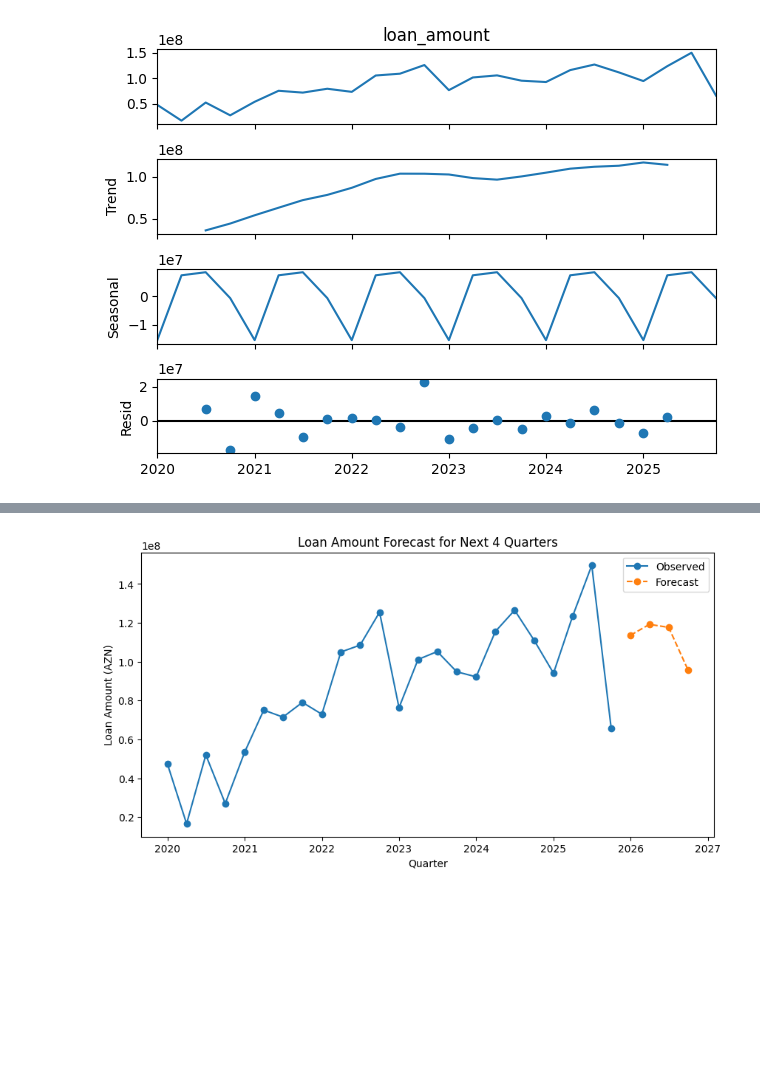
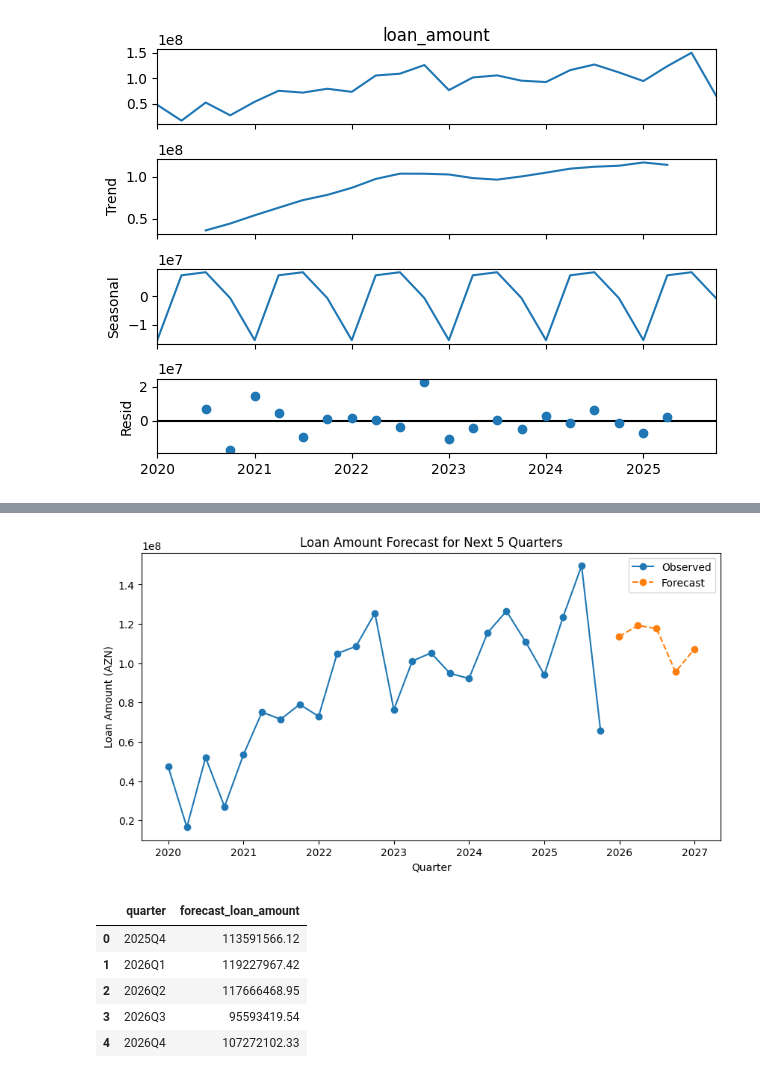
Before and after one commit to science-analyse/loan_sales_prediction, a Jupyter notebook: notebooks/decompose.ipynb, the cells around one changed output, grey strips where cells are left out. Drawn from its saved outputs; the diff is of its cells as text; code cells hidden in the pictures; blank space fills up the shorter version.

```diff
--- a/notebooks/decompose.ipynb
+++ b/notebooks/decompose.ipynb
@@ -5,6 +5,10 @@ import matplotlib.pyplot as plt
 import matplotlib.ticker as ticker
 from statsmodels.tsa.exponential_smoothing.ets import ETSModel
 from statsmodels.tsa.seasonal import seasonal_decompose
+
+pd.options.display.float_format = '{:.2f}'.format
+pd.set_option('display.max_columns', None)
+pd.set_option('display.max_rows', None)
 # %%
 azeri_light = pd.read_excel('data/decomposition/azeri_light.xlsx')
 brent = pd.read_excel('data/decomposition/brent.xls')
@@ -141,16 +145,29 @@ Warnings:
 [1] Covariance matrix calculated using numerical (complex-step) differentiation.
 [2] Covariance matrix is singular or near-singular, with condition number 1.38e+32. Standard errors may be unstable.
 # %%
-forecast = fit.forecast(steps=4)
-forecast_index = pd.date_range(start=data.index[-1] + pd.offsets.QuarterBegin(), periods=4, freq='Q')
+forecast = fit.forecast(steps=5)
+forecast_index = pd.date_range(start=data.index[-1] + pd.offsets.QuarterBegin(), periods=5, freq='QE')
 forecast_series = pd.Series(forecast.values, index=forecast_index)
 fig, ax = plt.subplots(figsize=(10,5))
 ax.plot(data.index, data, label='Observed', marker='o')
 ax.plot(forecast_series.index, forecast_series, label='Forecast', marker='o', linestyle='--')
 ax.set_xlabel('Quarter')
 ax.set_ylabel('Loan Amount (AZN)')
-ax.set_title('Loan Amount Forecast for Next 4 Quarters')
+ax.set_title('Loan Amount Forecast for Next 5 Quarters')
 ax.legend()
 plt.show()
+
+forecast_table = (
+    forecast_series.rename('forecast_loan_amount').round(2)
+    .reset_index().rename(columns={'index': 'quarter'})
+)
+forecast_table['quarter'] = forecast_table['quarter'].dt.to_period('Q')
+forecast_table
 # %% [output]
-[figure, old version]
+[figure, new version]
+|  | quarter | forecast_loan_amount |
+| 0 | 2025Q4 | 113591566.12 |
+| 1 | 2026Q1 | 119227967.42 |
+| 2 | 2026Q2 | 117666468.95 |
+| 3 | 2026Q3 | 95593419.54 |
+| 4 | 2026Q4 | 107272102.33 |
```
Also changed, not shown: parts of 2 cells of this notebook.
